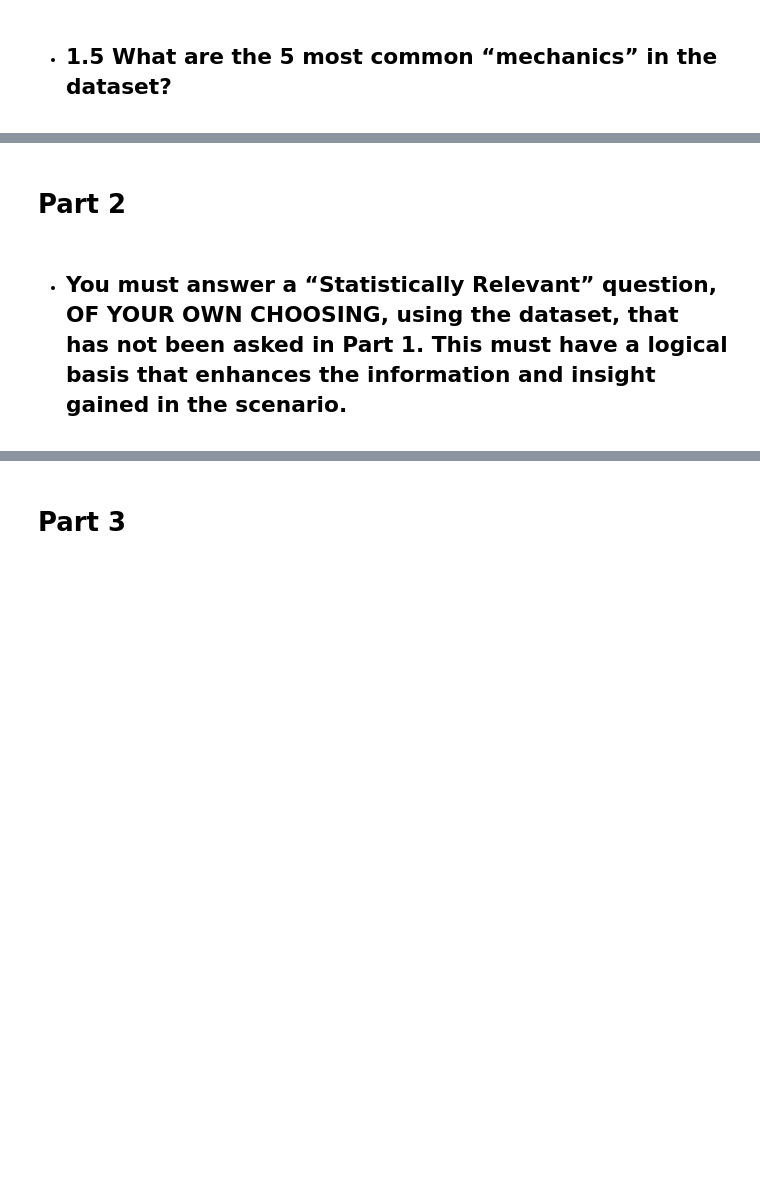
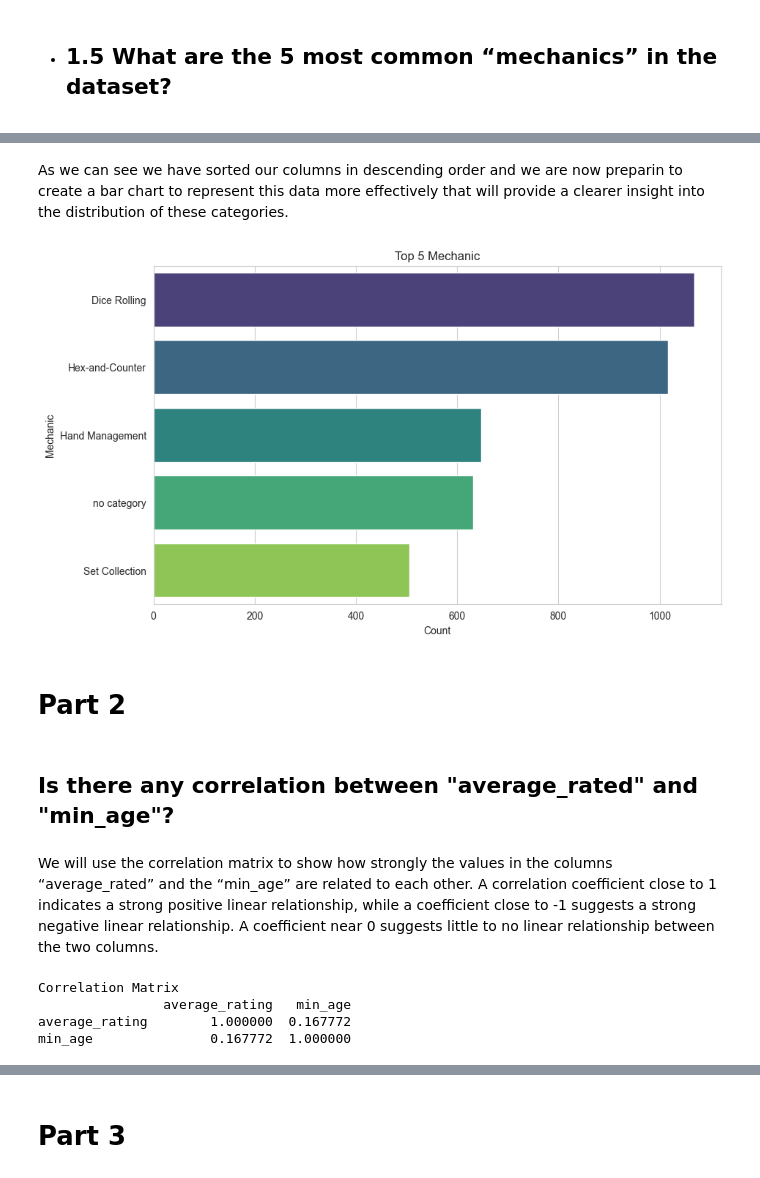
Before and after one commit to netoeca/DATA-VISUALIZATION, a Jupyter notebook: Ernesto_Castro_DVisHDip_CA1.ipynb, the cells around one changed output, grey strips where cells are left out. Cells and saved outputs as stored; diff of their text form; code cells hidden in the pictures; blank space fills up the shorter version.

```diff
--- a/Ernesto_Castro_DVisHDip_CA1.ipynb
+++ b/Ernesto_Castro_DVisHDip_CA1.ipynb
@@ -309,3 +504,3 @@ df[['category','numerics']].head()
 # %%
-#df_cat = df
-#df_cat['category'].count()
+df_cat = df
+df_cat['category'].count()
@@ -312,3 +509,3 @@ df[['category','numerics']].head()
 # %%
-#df_cat['category'] = df_cat['category'].str.split(',').explode('category')
+df_cat['category'] = df_cat['category'].str.split(',').explode('category')
 # %%
@@ -341,3 +579,3 @@ plt.show
 # %%
-#mechanic_top5 = df_cat['mechanic'].value_counts().to_frame('count').rename_axis('mechanic').reset_index()
-#mechanic_top5.head(5)
+mechanic_top5 = df_cat['mechanic'].value_counts().to_frame('count').rename_axis('mechanic').reset_index()
+mechanic_top5.head(5)
@@ -344,4 +589,36 @@ plt.show
+# %% [markdown]
+As we can see we have sorted our columns in descending order and we are now preparin to create a bar chart to represent this data more effectively that will provide a clearer insight into the distribution of these categories.
+# %%
+mechanic_top5 = mechanic_top5.head(5)
+
+plt.figure(figsize=(10, 6))
+colors = sns.color_palette('viridis', n_colors=len(mechanic_top5))
+
+bar_plot = sns.barplot(x='count', y='mechanic', data=mechanic_top5, palette=colors)
+
+plt.xlabel('Count')
+plt.ylabel('Mechanic')
+plt.title('Top 5 Mechanic')
+
+plt.show()
+# %% [output]
+[figure, added]
 # %% [markdown]
 # Part 2
-# %% [markdown]
-- ## You must answer a “Statistically Relevant” question, OF YOUR OWN CHOOSING, using the dataset, that has not been asked in Part 1. This must have a logical basis that enhances the information and insight gained in the scenario.
+# %% [markdown]
+## Is there any correlation between "average_rated" and "min_age"?
+# %% [markdown]
+We will use the correlation matrix to show how strongly the values in the columns “average_rated” and the “min_age” are related to each other. A correlation coefficient close to 1 indicates a strong positive linear relationship, while a coefficient close to -1 suggests a strong negative linear relationship. A coefficient near 0 suggests little to no linear relationship between the two columns.
+# %%
+columns = ["average_rating", "min_age"]
+df_col = df[columns]
+
+correlation = df_col.corr()
+
+print("Correlation Matrix")
+print(correlation)
+# %% [output]
+Correlation Matrix
+                average_rating   min_age
+average_rating        1.000000  0.167772
+min_age               0.167772  1.000000
```
Also changed, not shown: parts of 73 cells of this notebook.
